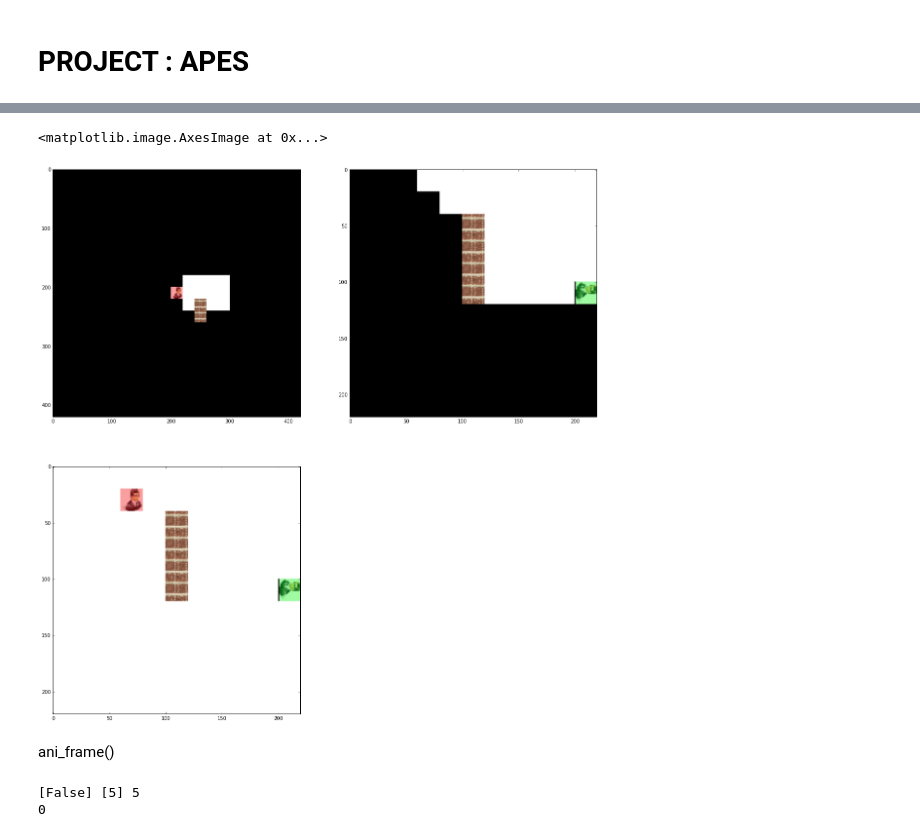
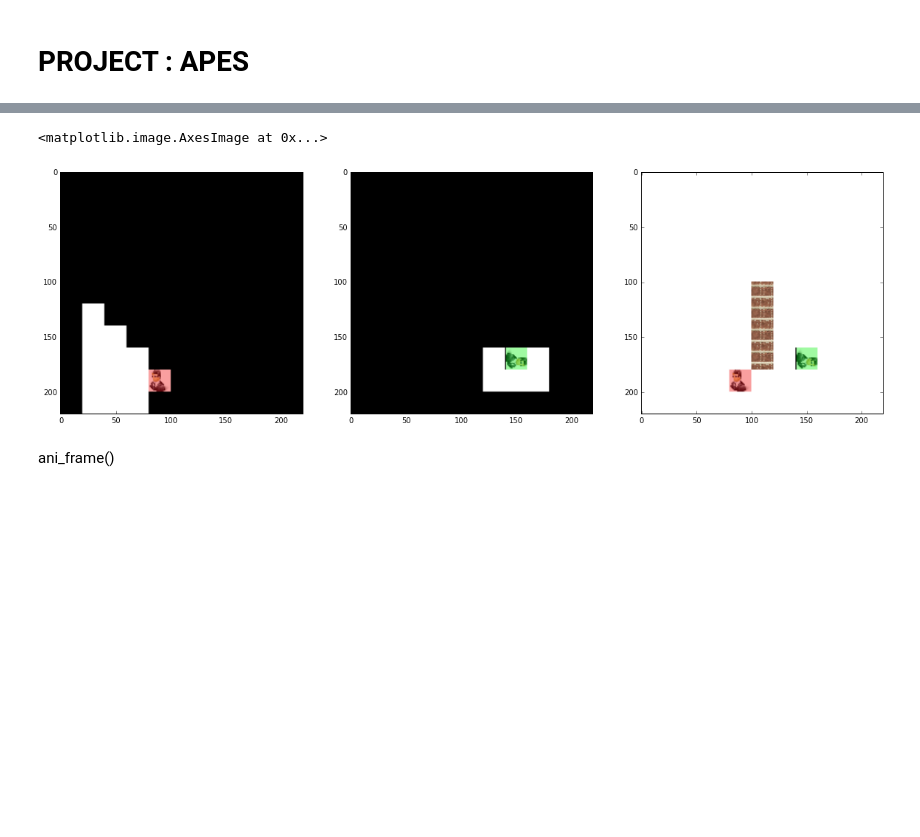
Before and after one commit to aqeel13932/APES_PT, a Jupyter notebook: FinalVersion.ipynb, the cells around one changed output, grey strips where cells are left out. Saved outputs shown, nothing was run; the diff lists cells and outputs as text; code cells hidden in the pictures; blank space fills up the shorter version.

```diff
--- a/FinalVersion.ipynb
+++ b/FinalVersion.ipynb
@@ -39,11 +38,11 @@ Settings.AddProbabilityDistribution('food',food)
 
 #Create World Elements
 obs = Obstacles('Wall',Shape=np.array([[1],[1],[1],[1]]),PdstName='Obs')
-ragnt = Agent(Fname='Pics/ragent.jpg',Power=3,VisionAngle=90,Range=4,PdstName='ragnt')
-gagnt = Agent(Fname='Pics/gagent.jpg',PdstName='gagnt',VisionAngle=180)
+ragnt = Agent(Fname='Pics/ragent.jpg',Power=3,VisionAngle=90,Range=3,PdstName='ragnt')
+gagnt = Agent(Fname='Pics/gagent.jpg',VisionAngle=180,Range=1,ControlRange=0,PdstName='gagnt')
 food = Foods('Food',PdstName='food')
 
-game = World(StepsLimit=10,AES=5)
+game = World(AES=5)
 #Adding Agents in Order of Following the action
 game.AddAgents([ragnt,gagnt])
 game.AddObstacles([obs])
@@ -102,13 +83,13 @@ for i in range (30):
 # %%
 plt.figure(figsize=(20,20))
-plt.subplot(2,2,1)
-plt.imshow(game.AgentViewPoint(1001,EgoCentric=True))
-plt.subplot(2,2,2)
+plt.subplot(1,3,1)
+plt.imshow(game.AgentViewPoint(1001))
+plt.subplot(1,3,2)
 plt.imshow(game.AgentViewPoint(1002))
-plt.subplot(2,2,3)
+plt.subplot(1,3,3)
 plt.imshow(game.BuildImage())
 # %% [output]
 <matplotlib.image.AxesImage at 0x...>
-[figure, old version]
+[figure, new version]
 # %% [markdown]
 ani_frame()
@@ -117,6 +95,0 @@ game.GenerateWorld()
-# %%
-print game.Terminated,game.AfterEndSteps,game.AES
-print game.StepCounter
-# %% [output]
-[False] [5] 5
-0
```
Also changed, not shown: parts of 5 cells of this notebook, 2 other files.
